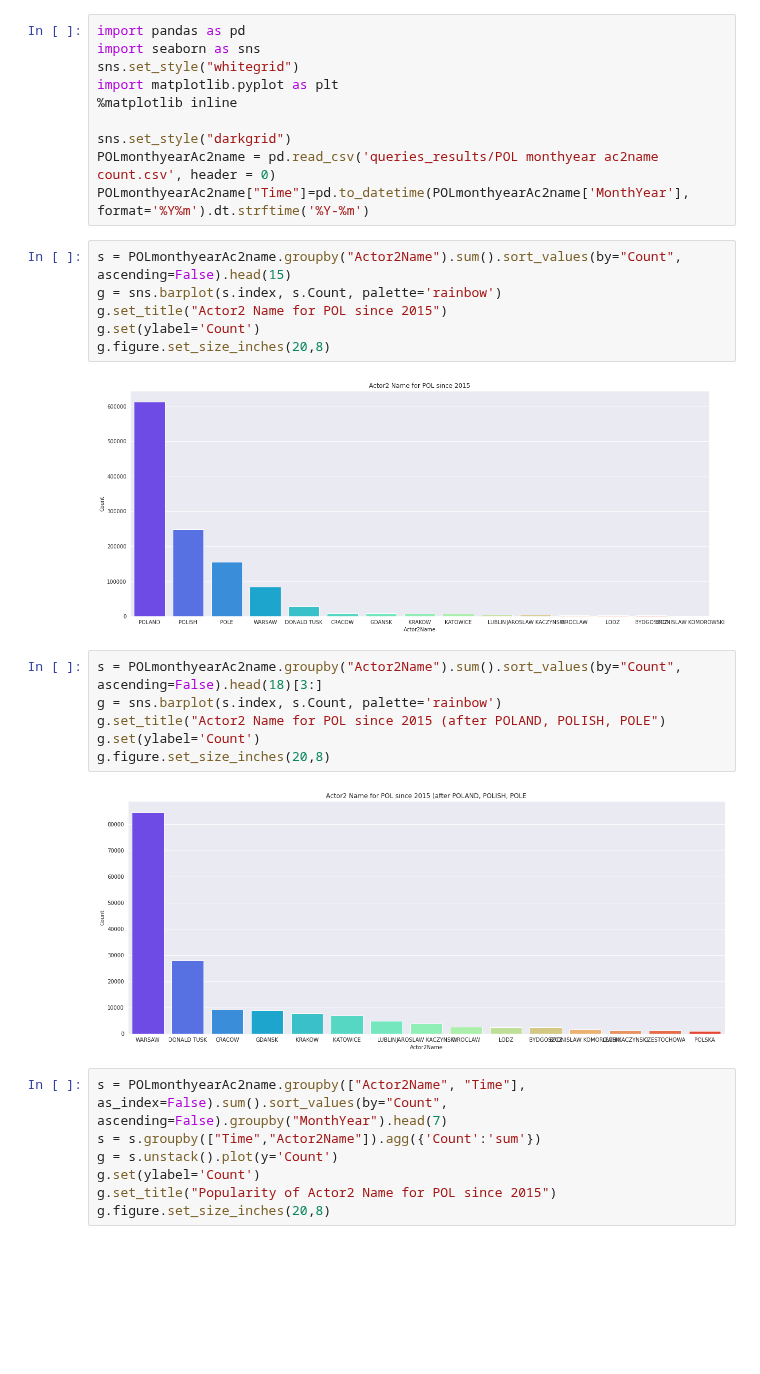
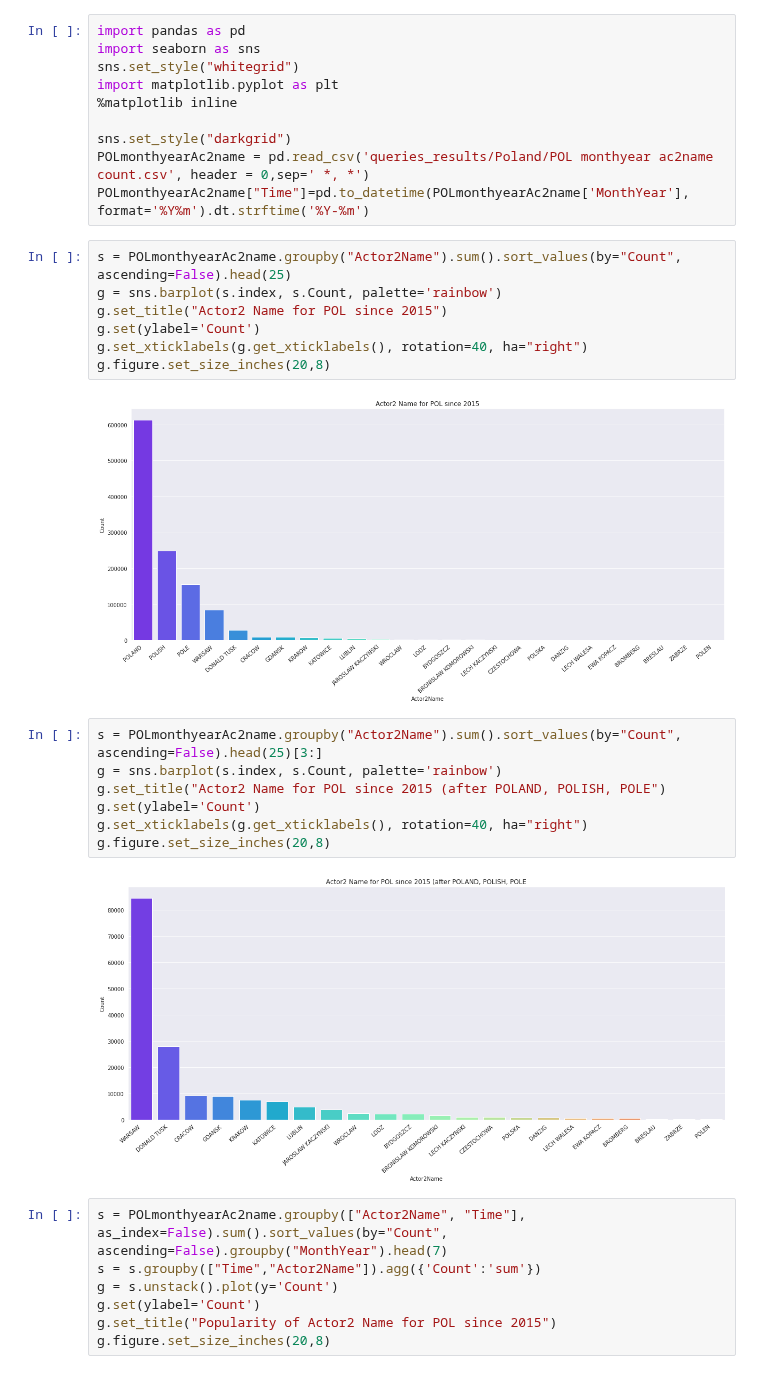
Before and after one commit to mijapa/GDELT, a Jupyter notebook: POL monthyear ac2name count.ipynb, the cells around one changed output. Drawn from its saved outputs; the diff is of its cells as text; blank space fills up the shorter version.

```diff
--- a/POL monthyear ac2name count.ipynb
+++ b/POL monthyear ac2name count.ipynb
@@ -6,24 +6,26 @@ import matplotlib.pyplot as plt
 %matplotlib inline
 
 sns.set_style("darkgrid")
-POLmonthyearAc2name = pd.read_csv('queries_results/POL monthyear ac2name count.csv', header = 0)
+POLmonthyearAc2name = pd.read_csv('queries_results/Poland/POL monthyear ac2name count.csv', header = 0,sep=' *, *')
 POLmonthyearAc2name["Time"]=pd.to_datetime(POLmonthyearAc2name['MonthYear'], format='%Y%m').dt.strftime('%Y-%m')
 # %%
-s = POLmonthyearAc2name.groupby("Actor2Name").sum().sort_values(by="Count", ascending=False).head(15)
+s = POLmonthyearAc2name.groupby("Actor2Name").sum().sort_values(by="Count", ascending=False).head(25)
 g = sns.barplot(s.index, s.Count, palette='rainbow')
 g.set_title("Actor2 Name for POL since 2015")
 g.set(ylabel='Count')
+g.set_xticklabels(g.get_xticklabels(), rotation=40, ha="right")
 g.figure.set_size_inches(20,8)
 # %% [output]
-[figure, old version]
+[figure, new version]
 # %%
-s = POLmonthyearAc2name.groupby("Actor2Name").sum().sort_values(by="Count", ascending=False).head(18)[3:]
+s = POLmonthyearAc2name.groupby("Actor2Name").sum().sort_values(by="Count", ascending=False).head(25)[3:]
 g = sns.barplot(s.index, s.Count, palette='rainbow')
 g.set_title("Actor2 Name for POL since 2015 (after POLAND, POLISH, POLE")
 g.set(ylabel='Count')
+g.set_xticklabels(g.get_xticklabels(), rotation=40, ha="right")
 g.figure.set_size_inches(20,8)
 # %% [output]
-[figure, old version]
+[figure, new version]
 # %%
 s = POLmonthyearAc2name.groupby(["Actor2Name", "Time"], as_index=False).sum().sort_values(by="Count", ascending=False).groupby("MonthYear").head(7)
 s = s.groupby(["Time","Actor2Name"]).agg({'Count':'sum'})
```
Also changed, not shown: 18 other files.
